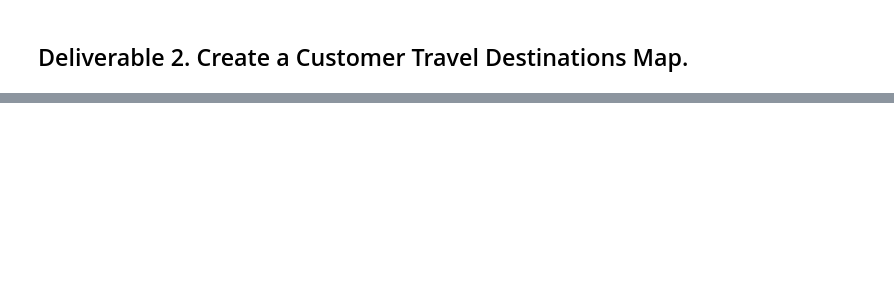
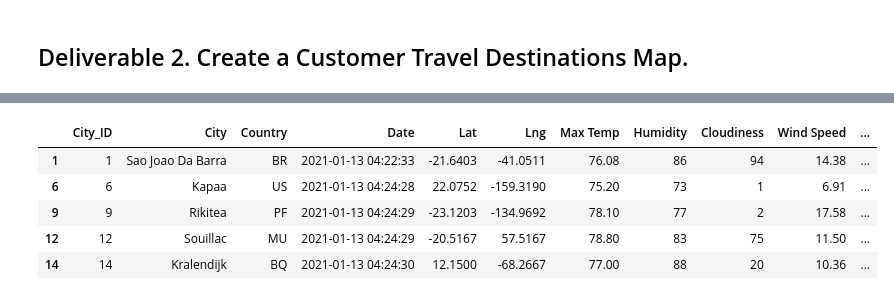
Before and after one commit to DYRuiz/WeatherPy, a Jupyter notebook: Vacation_Search/Vacation_Search.ipynb, the cells around one changed output, grey strips where cells are left out. Drawn from its saved outputs; the diff is of its cells as text; code cells hidden in the pictures; blank space fills up the shorter version.

```diff
--- a/Vacation_Search/Vacation_Search.ipynb
+++ b/Vacation_Search/Vacation_Search.ipynb
@@ -22,8 +32,15 @@ max_temp = float(input("What is the maximum temperature you would like for your
 # %%
 # 3. Filter the city_data_df DataFrame using the input statements to create a new DataFrame using the loc method.
 preferred_cities_df = city_data_df.loc[(city_data_df["Max Temp"] <= max_temp) & \
                                        (city_data_df["Max Temp"] >= min_temp)]
-preferred_cities_df.head(10)
+preferred_cities_df.head()
+# %% [output]
+|  | City_ID | City | Country | Date | Lat | Lng | Max Temp | Humidity | Cloudiness | Wind Speed | ... |
+| 1 | 1 | Sao Joao Da Barra | BR | 2021-01-13 04:22:33 | -21.6403 | -41.0511 | 76.08 | 86 | 94 | 14.38 | ... |
+| 6 | 6 | Kapaa | US | 2021-01-13 04:24:28 | 22.0752 | -159.3190 | 75.20 | 73 | 1 | 6.91 | ... |
+| 9 | 9 | Rikitea | PF | 2021-01-13 04:24:29 | -23.1203 | -134.9692 | 78.10 | 77 | 2 | 17.58 | ... |
+| 12 | 12 | Souillac | MU | 2021-01-13 04:24:29 | -20.5167 | 57.5167 | 78.80 | 83 | 75 | 11.50 | ... |
+| 14 | 14 | Kralendijk | BQ | 2021-01-13 04:24:30 | 12.1500 | -68.2667 | 77.00 | 88 | 20 | 10.36 | ... |
 # %%
 # 4a. Determine if there are any empty rows.
 preferred_cities_df.count()
```
Also changed, not shown: parts of 9 cells of this notebook, 9 other files.
